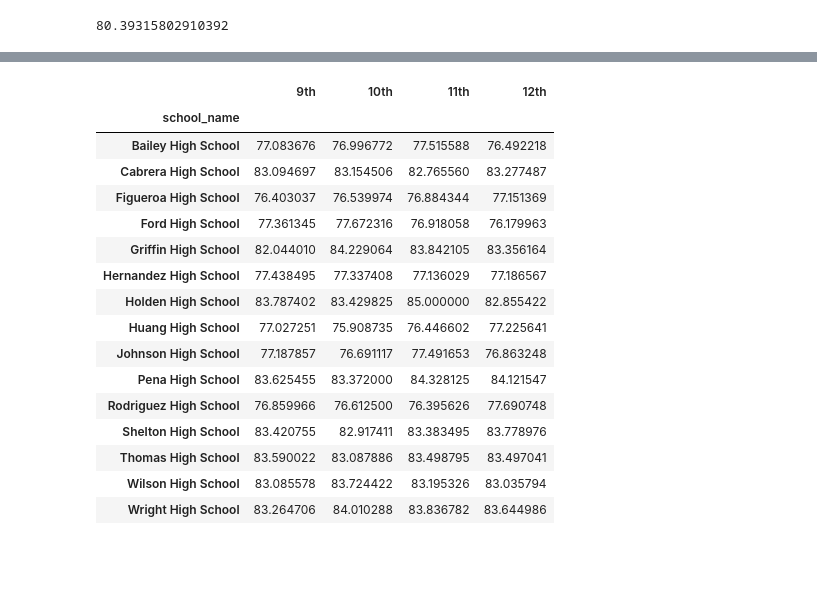
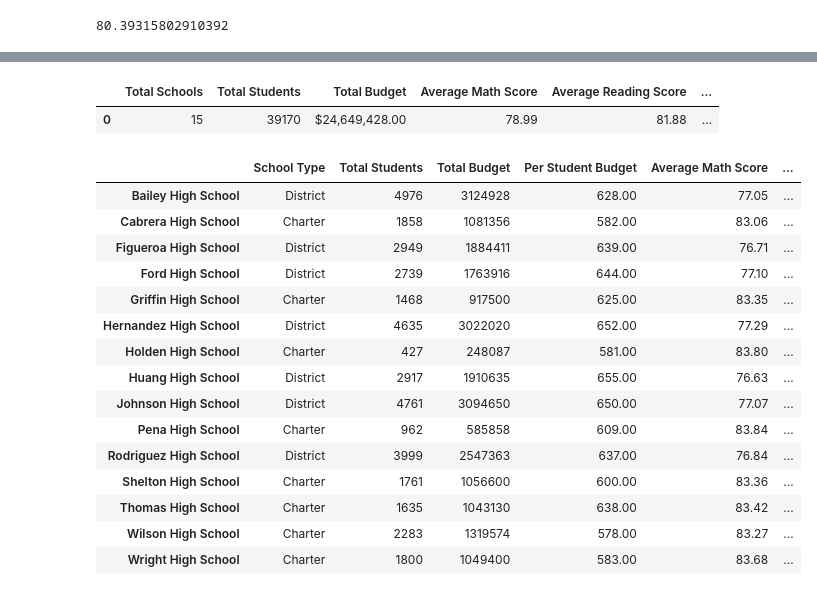
Before and after one commit to dlg410/Pandas-challenge, a Jupyter notebook: PycitySchools.ipynb, the cells around one changed output, grey strips where cells are left out. Saved outputs shown, nothing was run; the diff lists cells and outputs as text; code cells hidden in the pictures; blank space fills up the shorter version.

```diff
--- a/PycitySchools.ipynb
+++ b/PycitySchools.ipynb
@@ -14,3 +14,5 @@ student_data = pd.read_csv(student_data_to_load)
 # Combine the data into a single dataset
 school_data_complete = pd.merge(student_data, school_data, how="left", on=["school_name", "school_name"])
 school_data_complete.head()
+
+pd.options.display.float_format = '{:,.2f}'.format
@@ -213,21 +76,15 @@ average_math_scores_by_grade["12th"] = school_comparison_math_12th_grade
-# %%
-# Average math scores by grade
-average_math_scores_by_grade
-# %% [output]
-|  | 9th | 10th | 11th | 12th |
-| school_name |  |  |  |  |
-| Bailey High School | 77.083676 | 76.996772 | 77.515588 | 76.492218 |
-| Cabrera High School | 83.094697 | 83.154506 | 82.765560 | 83.277487 |
-| Figueroa High School | 76.403037 | 76.539974 | 76.884344 | 77.151369 |
-| Ford High School | 77.361345 | 77.672316 | 76.918058 | 76.179963 |
-| Griffin High School | 82.044010 | 84.229064 | 83.842105 | 83.356164 |
-| Hernandez High School | 77.438495 | 77.337408 | 77.136029 | 77.186567 |
-| Holden High School | 83.787402 | 83.429825 | 85.000000 | 82.855422 |
-| Huang High School | 77.027251 | 75.908735 | 76.446602 | 77.225641 |
-| Johnson High School | 77.187857 | 76.691117 | 77.491653 | 76.863248 |
-| Pena High School | 83.625455 | 83.372000 | 84.328125 | 84.121547 |
-| Rodriguez High School | 76.859966 | 76.612500 | 76.395626 | 77.690748 |
-| Shelton High School | 83.420755 | 82.917411 | 83.383495 | 83.778976 |
-| Thomas High School | 83.590022 | 83.087886 | 83.498795 | 83.497041 |
-| Wilson High School | 83.085578 | 83.724422 | 83.195326 | 83.035794 |
-| Wright High School | 83.264706 | 84.010288 | 83.836782 | 83.644986 |
+# %%
+district_summary_df = pd.DataFrame({
+        "Total Schools" : [number_of_schools],
+        "Total Students": [number_of_students],
+        "Total Budget": f"${total_budget:,.2f}",
+        "Average Math Score": [average_math_score],
+        "Average Reading Score": [average_reading_score],
+        "% Students Passing Math": f"{percentage_passing_math:,.2f}%",
+        "% Students Passing Reading": f"{percentage_passing_reading:,.2f}%",
+        "% Students Passing Math and Reading": f"{percentage_math_reading:,.2f}%"
+})
+district_summary_df
+# %% [output]
+|  | Total Schools | Total Students | Total Budget | Average Math Score | Average Reading Score | ... |
+| 0 | 15 | 39170 | $24,649,428.00 | 78.99 | 81.88 | ... |
@@ -233,0 +138,32 @@ average_math_scores_by_grade
+# %%
+# School Summary DataFrame
+
+school_summary_df = pd.DataFrame({
+                                "School Type": school_type,
+                                "Total Students": total_students,
+                                "Total Budget": schoolbudget,
+                                "Per Student Budget": studentbudget,
+                                "Average Math Score": average_math,
+                                "Average Reading Score": average_reading,
+                                "% Passing Math": percentage_math_pass,
+                                "% Passing Reading": percentage_reading_pass,
+                                "% Overall Passing": overall_passing
+                                })
+school_summary_df
+# %% [output]
+|  | School Type | Total Students | Total Budget | Per Student Budget | Average Math Score | ... |
+| Bailey High School | District | 4976 | 3124928 | 628.00 | 77.05 | ... |
+| Cabrera High School | Charter | 1858 | 1081356 | 582.00 | 83.06 | ... |
+| Figueroa High School | District | 2949 | 1884411 | 639.00 | 76.71 | ... |
+| Ford High School | District | 2739 | 1763916 | 644.00 | 77.10 | ... |
+| Griffin High School | Charter | 1468 | 917500 | 625.00 | 83.35 | ... |
+| Hernandez High School | District | 4635 | 3022020 | 652.00 | 77.29 | ... |
+| Holden High School | Charter | 427 | 248087 | 581.00 | 83.80 | ... |
+| Huang High School | District | 2917 | 1910635 | 655.00 | 76.63 | ... |
+| Johnson High School | District | 4761 | 3094650 | 650.00 | 77.07 | ... |
+| Pena High School | Charter | 962 | 585858 | 609.00 | 83.84 | ... |
+| Rodriguez High School | District | 3999 | 2547363 | 637.00 | 76.84 | ... |
+| Shelton High School | Charter | 1761 | 1056600 | 600.00 | 83.36 | ... |
+| Thomas High School | Charter | 1635 | 1043130 | 638.00 | 83.42 | ... |
+| Wilson High School | Charter | 2283 | 1319574 | 578.00 | 83.27 | ... |
+| Wright High School | Charter | 1800 | 1049400 | 583.00 | 83.68 | ... |
```
Also changed, not shown: parts of 45 cells of this notebook.
